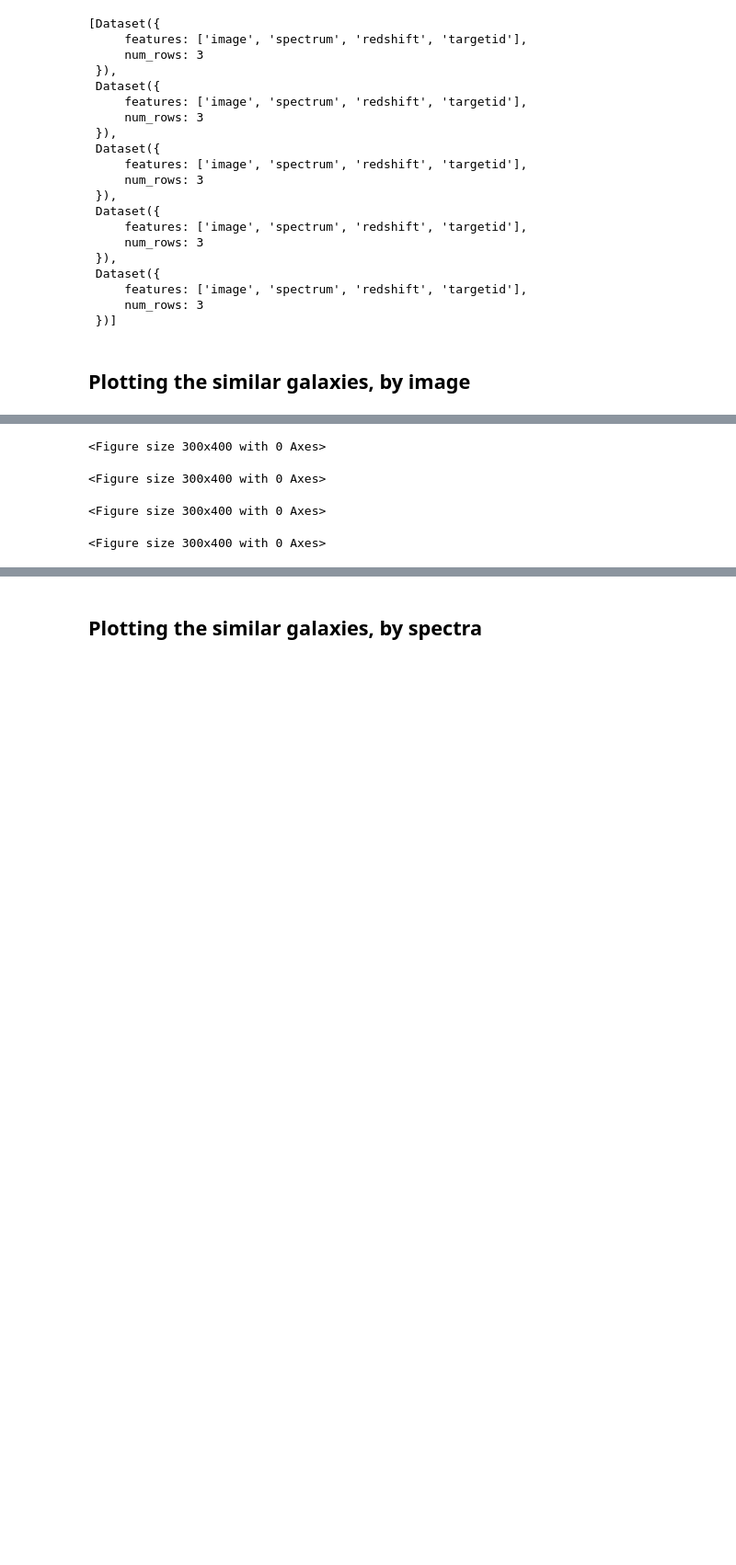
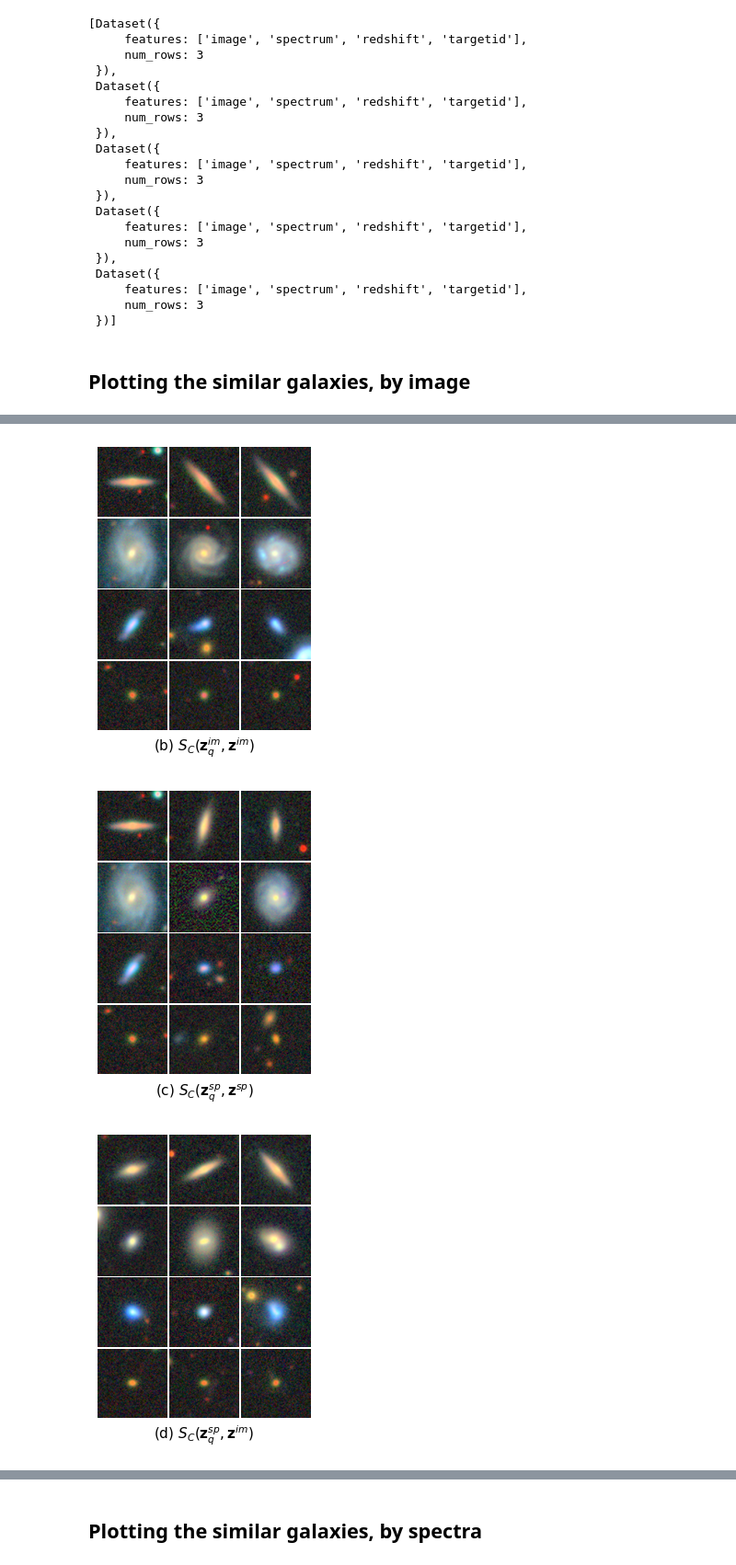
Before and after one commit to adnansiddiquei/AstroCLIP, a Jupyter notebook: results/downstream_tasks/Similarity Search.ipynb, the cells around one changed output, grey strips where cells are left out. Shown at 92% size. Cells and saved outputs as stored; diff of their text form; code cells hidden in the pictures; blank space fills up the shorter version.

```diff
--- a/results/downstream_tasks/Similarity Search.ipynb
+++ b/results/downstream_tasks/Similarity Search.ipynb
@@ -30,12 +30,12 @@ dataset, train_loader, val_loader = create_dataloaders(cache_dir, batch_size, nu
 val_dataset = dataset['test']
 
 # load all of the embedded spectra and images, as well as the corresponding redshifts
-all_spectrum_embeddings = torch.load(f'{cache_dir}/spectrum_embeddings.pt').numpy()
-all_image_embeddings = torch.load(f'{cache_dir}/image_embeddings.pt').numpy()
+all_spectrum_embeddings = torch.load(f'out/spectrum_embeddings.pt').numpy()
+all_image_embeddings = torch.load(f'out/image_embeddings.pt').numpy()
 all_redshifts = dataset['test']['redshift'].numpy()
 
 # load the valid indices, see downstream_tasks/README.md for more information on exactly what this is
-valid_indices = torch.load(f'{cache_dir}/valid_indices.pt').numpy()
+valid_indices = torch.load(f'out/valid_indices.pt').numpy()
 # %% [markdown]
 ## Compute the cosine similarity between all of the embeddings
 # %%
@@ -128,41 +127,36 @@ def plot_image(images, title):
 
     for row in range(nrows):
         for col in range(ncols):
             similar_image = images[row]['image'][col]
             similar_image = CenterCrop(96)(similar_image.permute(2, 0, 1))
             similar_image = ToRGB()(similar_image)
 
             ax[row, col].imshow(similar_image)
 
     [ax[row, col].axis('off') for row in range(nrows) for col in range(ncols)]
     plt.subplots_adjust(hspace=0.02, wspace=0.02)
 
     ax[3, 1].set_title(title, fontsize=11, y=-0.4)
 
     return fig, ax
 
 latex_im_im = r'$S_{C}(\mathbf{z}_{q}^{im}, \mathbf{z}^{im})$'
 latex_sp_sp = r'$S_{C}(\mathbf{z}_{q}^{sp}, \mathbf{z}^{sp})$'
 latex_sp_im = r'$S_{C}(\mathbf{z}_{q}^{sp}, \mathbf{z}^{im})$'
 latex_im_sp = r'$S_{C}(\mathbf{z}_{q}^{im}, \mathbf{z}^{sp})$'
 
 plot_image(im_im, title=r'(b) ' + latex_im_im)
 plt.savefig('out/sim_search_img_img.png', bbox_inches='tight')
-plt.clf()
 
 plot_image(sp_sp, title=r'(c) ' + latex_sp_sp)
-# plt.savefig('out/sim_search_sp_sp.png', bbox_inches='tight')
-plt.clf()
+plt.savefig('out/sim_search_sp_sp.png', bbox_inches='tight')
 
 plot_image(sp_im, title=r'(d) ' + latex_sp_im)
-# plt.savefig('out/sim_search_sp_im.png', bbox_inches='tight')
-plt.clf()
+plt.savefig('out/sim_search_sp_im.png', bbox_inches='tight')
 
 plot_image(im_sp, title=r'(e) ' + latex_im_sp)
-# plt.savefig('out/sim_search_im_sp.png', bbox_inches='tight')
-plt.clf()
+plt.savefig('out/sim_search_im_sp.png', bbox_inches='tight')
 # %% [output]
-<Figure size 300x400 with 0 Axes>
-<Figure size 300x400 with 0 Axes>
-<Figure size 300x400 with 0 Axes>
-<Figure size 300x400 with 0 Axes>
+[figure, added]
+[figure, added]
+[figure, added]
```
Also changed, not shown: parts of 4 cells of this notebook, 4 other files.
